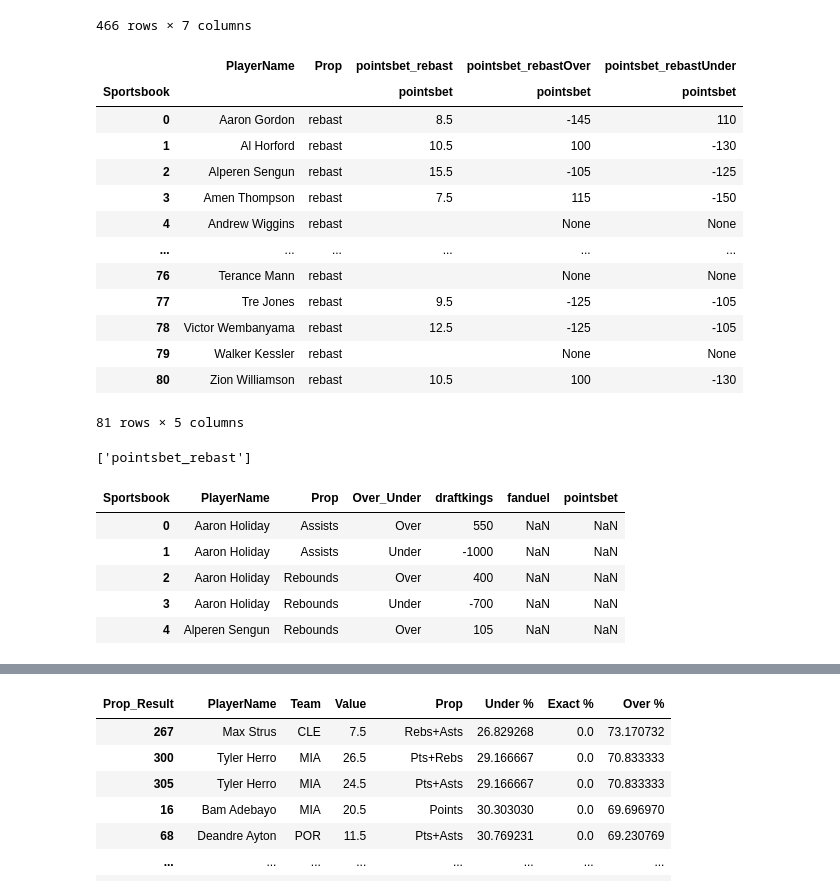
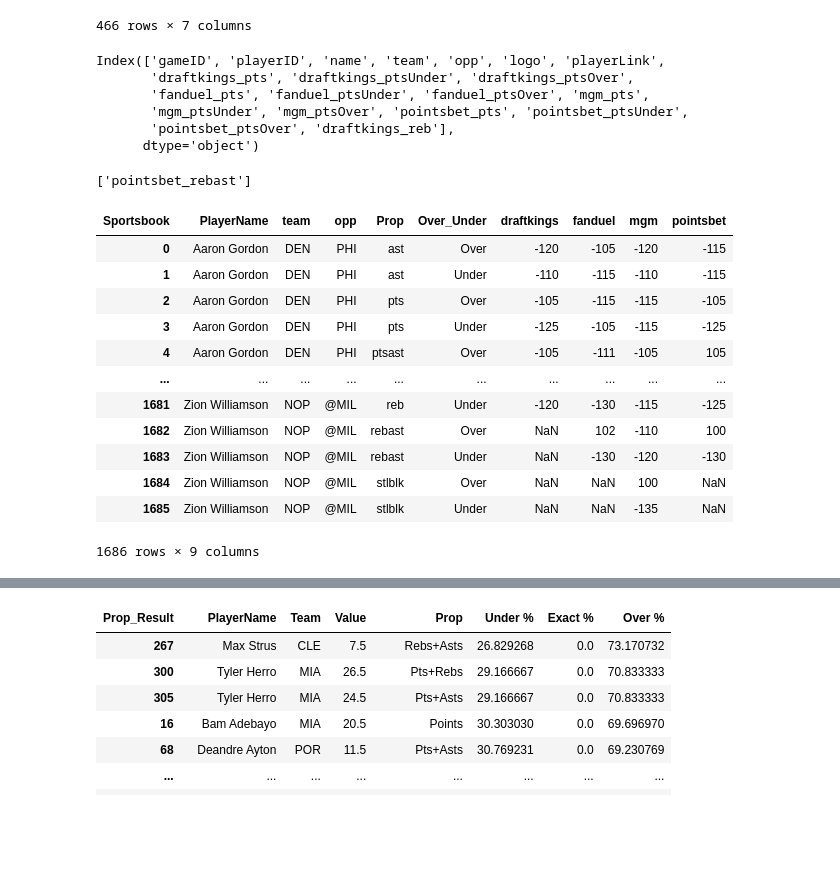
Before and after one commit to DhirenShivdasani/NBA-player-prop-analysis, a Jupyter notebook: Untitled.ipynb, the cells around one changed output, grey strips where cells are left out. Saved outputs shown, nothing was run; the diff lists cells and outputs as text; code cells hidden in the pictures; blank space fills up the shorter version.

```diff
--- a/Untitled.ipynb
+++ b/Untitled.ipynb
@@ -682,22 +682,14 @@ if response.status_code == 200:
     # pivot_df['Prop'] = pivot_df['Prop'].replace(prop_mapping)
     # pivot_df.drop(['opp', 'team'], axis = 1, inplace = True)
 # %%
-pivot_df
+master_df.columns[:20]
 # %% [output]
-|  | PlayerName | Prop | pointsbet_rebast | pointsbet_rebastOver | pointsbet_rebastUnder |
-| Sportsbook |  |  | pointsbet | pointsbet | pointsbet |
-| 0 | Aaron Gordon | rebast | 8.5 | -145 | 110 |
-| 1 | Al Horford | rebast | 10.5 | 100 | -130 |
-| 2 | Alperen Sengun | rebast | 15.5 | -105 | -125 |
-| 3 | Amen Thompson | rebast | 7.5 | 115 | -150 |
-| 4 | Andrew Wiggins | rebast |  | None | None |
-| ... | ... | ... | ... | ... | ... |
-| 76 | Terance Mann | rebast |  | None | None |
-| 77 | Tre Jones | rebast | 9.5 | -125 | -105 |
-| 78 | Victor Wembanyama | rebast | 12.5 | -125 | -105 |
-| 79 | Walker Kessler | rebast |  | None | None |
-| 80 | Zion Williamson | rebast | 10.5 | 100 | -130 |
-81 rows × 5 columns
+Index(['gameID', 'playerID', 'name', 'team', 'opp', 'logo', 'playerLink',
+       'draftkings_pts', 'draftkings_ptsUnder', 'draftkings_ptsOver',
+       'fanduel_pts', 'fanduel_ptsUnder', 'fanduel_ptsOver', 'mgm_pts',
+       'mgm_ptsUnder', 'mgm_ptsOver', 'pointsbet_pts', 'pointsbet_ptsUnder',
+       'pointsbet_ptsOver', 'draftkings_reb'],
+      dtype='object')
 # %%
 vals
 # %% [output]
@@ -706,54 +698,51 @@ vals
 
 # Step 1: Separate and Flatten Sportsbook Data
 sportsbooks = ['draftkings', 'fanduel', 'mgm', 'pointsbet']
-props = ['pts', 'reb', 'ast', 'ptsrebast', 'ptsreb', 'ptsast', 'rebast']
+props = ['pts', 'reb', 'ast', 'stlblk', 'ptsrebast', 'ptsreb', 'ptsast', 'rebast']
 
 # Flatten each prop for each sportsbook into separate DataFrames
 flattened_dfs = []
 for prop in props:
     for sportsbook in sportsbooks:
         # Create a DataFrame for each prop and sportsbook
-        cols = [f'{sportsbook}_{prop}Under', f'{sportsbook}_{prop}Over']
+        cols = [f'{sportsbook}_{prop}Under', f'{sportsbook}_{prop}Over', f'{sportsbook}_{prop}']
         temp_df = master_df[['PlayerName', 'team', 'opp'] + cols].copy()
         temp_df['Prop'] = prop
         temp_df['Sportsbook'] = sportsbook
-        temp_df = temp_df.melt(id_vars=['PlayerName', 'team', 'opp', 'Prop', 'Sportsbook'],
+        temp_df = temp_df.melt(id_vars=['PlayerName', 'team', 'opp', 'Prop', 'Sportsbook', f'{sportsbook}_{prop}'],
                                value_vars=cols,
                                var_name='Over_Under',
                                value_name='Odds')
         # Clean the Over_Under column
         temp_df['Over_Under'] = temp_df['Over_Under'].apply(lambda x: 'Over' if 'Over' in x else 'Under')
+
+        temp_df['Odds_Value'] = temp_df.apply(lambda row: f"{row[f'{sportsbook}_{prop}']} {row['Odds']}", axis=1)
+
         flattened_dfs.append(temp_df)
 
 # Step 2: Create a Unified Prop Column
 consolidated_df = pd.concat(flattened_dfs)
 
 # Step 3: Consolidate Sportsbook Odds
 # This step may require further clarification. If you want to have one row per player per prop with a column for each sportsbook's odds, you'll need to pivot the table
 pivot_df = consolidated_df.pivot_table(index=['PlayerName', 'team', 'opp', 'Prop', 'Over_Under'],
                                        columns='Sportsbook',
                                        values='Odds',
                                        aggfunc='first').reset_index()
 
-prop_mapping = {
-    'pts': 'Points',
-    'reb': 'Rebounds',
-    'ast': 'Assists',
-    'ptsast': 'Pts+Asts',
-    'ptsreb': 'Pts+Rebs',
-    'ptsrebast': 'Pts+Rebs+Asts',
-    'rebast': 'Rebs+Asts'
-}
-
-# Step 2: Apply the Mapping
-pivot_df['Prop'] = pivot_df['Prop'].replace(prop_mapping)
-pivot_df.drop(['opp', 'team'], axis = 1, inplace = True)
 # Display the transformed DataFrame
-pivot_df.head()
+pivot_df
 # %% [output]
-| Sportsbook | PlayerName | Prop | Over_Under | draftkings | fanduel | pointsbet |
-| 0 | Aaron Holiday | Assists | Over | 550 | NaN | NaN |
-| 1 | Aaron Holiday | Assists | Under | -1000 | NaN | NaN |
-| 2 | Aaron Holiday | Rebounds | Over | 400 | NaN | NaN |
-| 3 | Aaron Holiday | Rebounds | Under | -700 | NaN | NaN |
-| 4 | Alperen Sengun | Rebounds | Over | 105 | NaN | NaN |
+| Sportsbook | PlayerName | team | opp | Prop | Over_Under | draftkings | fanduel | mgm | pointsbet |
+| 0 | Aaron Gordon | DEN | PHI | ast | Over | -120 | -105 | -120 | -115 |
+| 1 | Aaron Gordon | DEN | PHI | ast | Under | -110 | -115 | -110 | -115 |
+| 2 | Aaron Gordon | DEN | PHI | pts | Over | -105 | -115 | -115 | -105 |
+| 3 | Aaron Gordon | DEN | PHI | pts | Under | -125 | -105 | -115 | -125 |
+| 4 | Aaron Gordon | DEN | PHI | ptsast | Over | -105 | -111 | -105 | 105 |
+| ... | ... | ... | ... | ... | ... | ... | ... | ... | ... |
+| 1681 | Zion Williamson | NOP | @MIL | reb | Under | -120 | -130 | -115 | -125 |
+| 1682 | Zion Williamson | NOP | @MIL | rebast | Over | NaN | 102 | -110 | 100 |
+| 1683 | Zion Williamson | NOP | @MIL | rebast | Under | NaN | -130 | -120 | -130 |
+| 1684 | Zion Williamson | NOP | @MIL | stlblk | Over | NaN | NaN | 100 | NaN |
+| 1685 | Zion Williamson | NOP | @MIL | stlblk | Under | NaN | NaN | -135 | NaN |
+1686 rows × 9 columns
```
Also changed, not shown: parts of 10 cells of this notebook, 10 other files.
